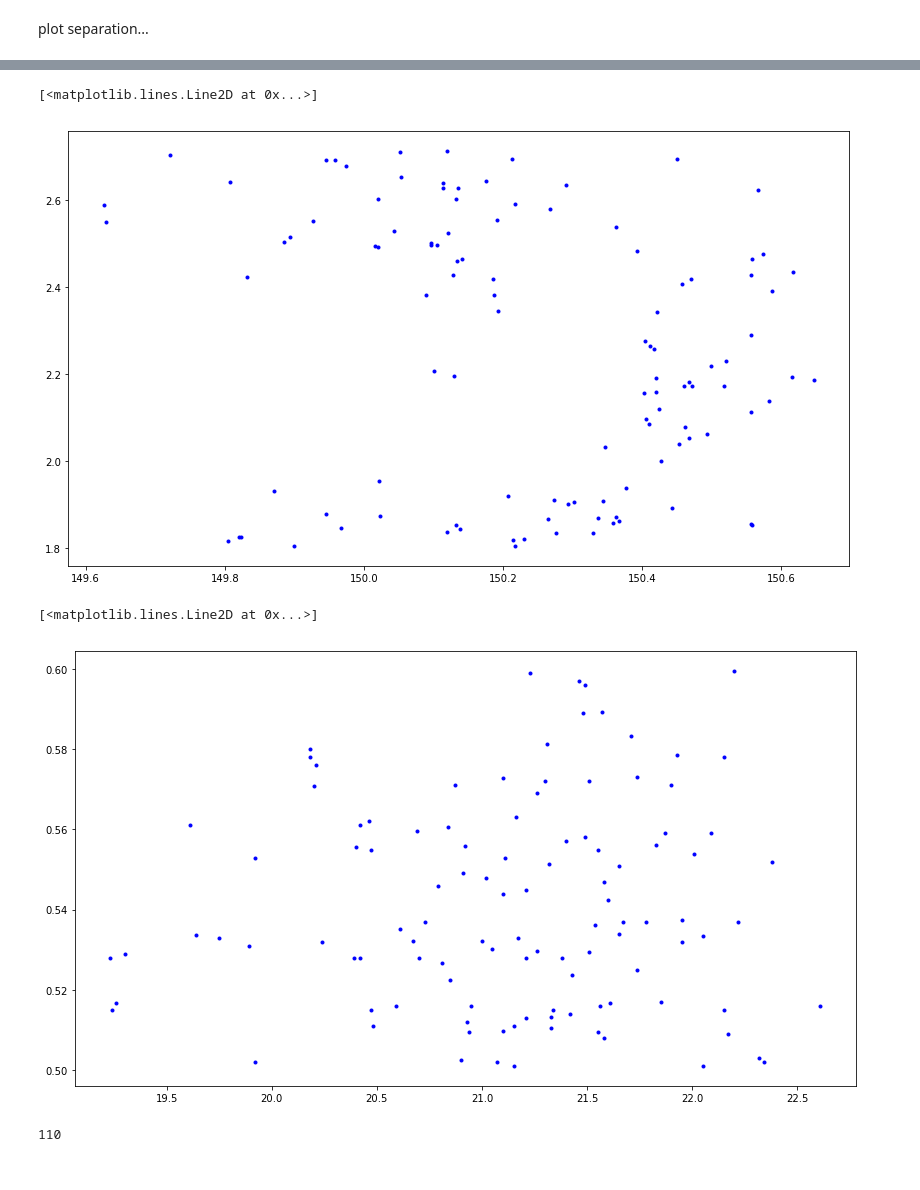
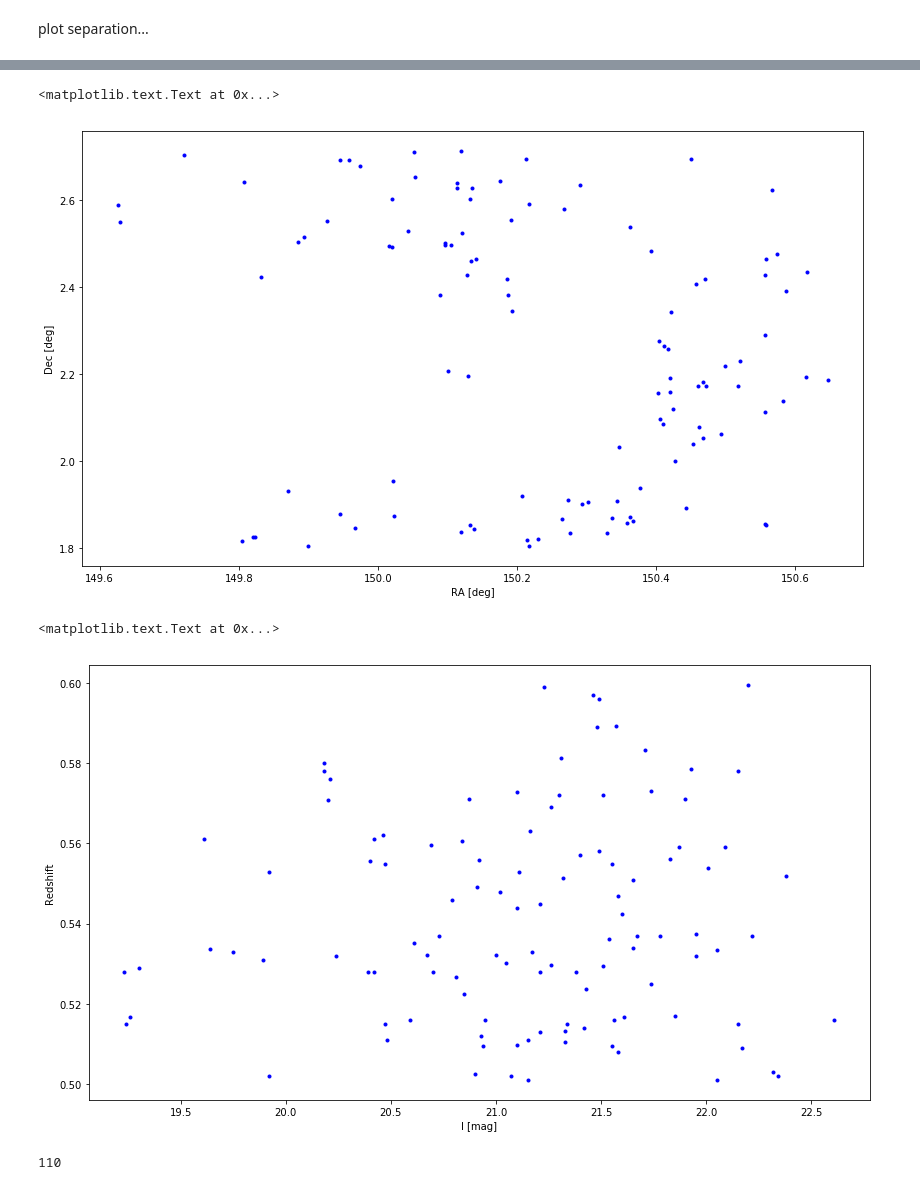
Before and after one commit to StupendousMan67/HST-LCBG, a Jupyter notebook: catalogs/python/Cross reference Capak and Hunt catalogs.ipynb, the cells around one changed output, grey strips where cells are left out. Cells and saved outputs as stored; diff of their text form; code cells hidden in the pictures.

```diff
--- a/catalogs/python/Cross reference Capak and Hunt catalogs.ipynb
+++ b/catalogs/python/Cross reference Capak and Hunt catalogs.ipynb
@@ -116,15 +124,19 @@ cosmos_match = cosmos_good[good_idx]
 # %%
 plt.figure(figsize=(14,8))
 plt.plot( cosmos_match['ra'], cosmos_match['dec'], 'b.' )
+plt.xlabel( "RA [deg]")
+plt.ylabel( "Dec [deg]")
 # %% [output]
-[<matplotlib.lines.Line2D at 0x...>]
+<matplotlib.text.Text at 0x...>
-[figure, old version]
+[figure, new version]
 # %%
 plt.figure(figsize=(14,8))
 plt.plot( cosmos_match['imag'], cosmos_match['zspec'], 'b.' )
+plt.xlabel( "I [mag]")
+plt.ylabel( "Redshift")
 # %% [output]
-[<matplotlib.lines.Line2D at 0x...>]
+<matplotlib.text.Text at 0x...>
-[figure, old version]
+[figure, new version]
 # %%
 print len(good_idx)
 # %% [output]
```
Also changed, not shown: parts of 5 cells of this notebook.
